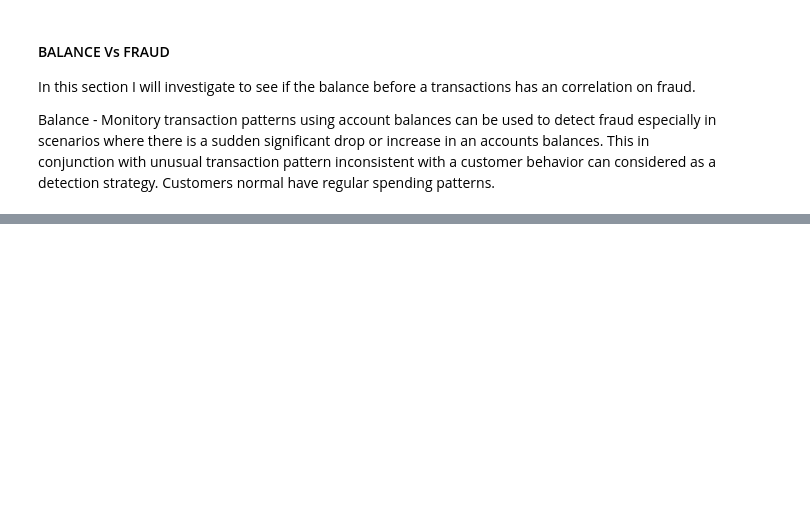
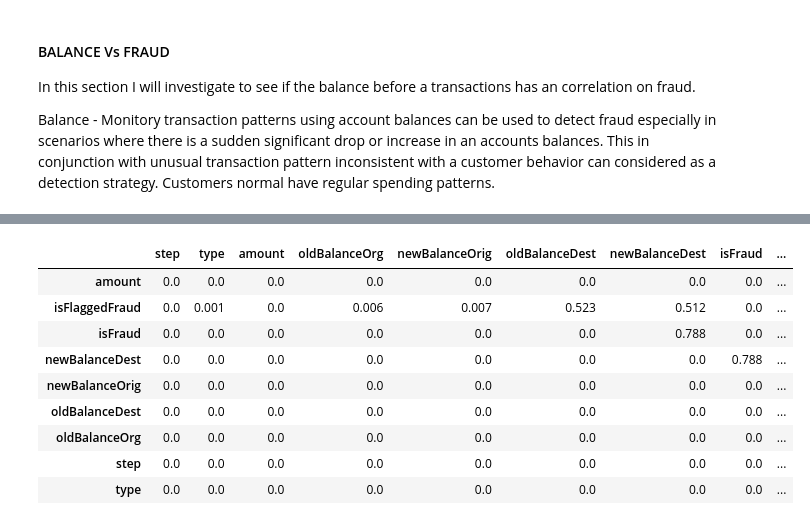
Before and after one commit to spectralcodex/momo-fincrime, a Jupyter notebook: fincrime.ipynb, the cells around one changed output, grey strips where cells are left out. Cells and saved outputs as stored; diff of their text form; code cells hidden in the pictures; blank space fills up the shorter version.

```diff
--- a/fincrime.ipynb
+++ b/fincrime.ipynb
@@ -379,0 +404,23 @@ plt.show()
+# %%
+#create function to calculate p-values for each pairwise correlation coefficient
+def r_pvalues(df):
+    cols = pd.DataFrame(columns=df.columns)
+    p = cols.transpose().join(cols, how='outer')
+    for r in df.columns:
+        for c in df.columns:
+            tmp = df[df[r].notnull() & df[c].notnull()]
+            p[r][c] = round(pearsonr(tmp[r], tmp[c])[1], 3)
+    return p
+# %%
+r_pvalues(stratified_sample)
+# %% [output]
+|  | step | type | amount | oldBalanceOrg | newBalanceOrig | oldBalanceDest | newBalanceDest | isFraud | ... |
+| amount | 0.0 | 0.0 | 0.0 | 0.0 | 0.0 | 0.0 | 0.0 | 0.0 | ... |
+| isFlaggedFraud | 0.0 | 0.001 | 0.0 | 0.006 | 0.007 | 0.523 | 0.512 | 0.0 | ... |
+| isFraud | 0.0 | 0.0 | 0.0 | 0.0 | 0.0 | 0.0 | 0.788 | 0.0 | ... |
+| newBalanceDest | 0.0 | 0.0 | 0.0 | 0.0 | 0.0 | 0.0 | 0.0 | 0.788 | ... |
+| newBalanceOrig | 0.0 | 0.0 | 0.0 | 0.0 | 0.0 | 0.0 | 0.0 | 0.0 | ... |
+| oldBalanceDest | 0.0 | 0.0 | 0.0 | 0.0 | 0.0 | 0.0 | 0.0 | 0.0 | ... |
+| oldBalanceOrg | 0.0 | 0.0 | 0.0 | 0.0 | 0.0 | 0.0 | 0.0 | 0.0 | ... |
+| step | 0.0 | 0.0 | 0.0 | 0.0 | 0.0 | 0.0 | 0.0 | 0.0 | ... |
+| type | 0.0 | 0.0 | 0.0 | 0.0 | 0.0 | 0.0 | 0.0 | 0.0 | ... |
```
Also changed, not shown: parts of 5 cells of this notebook.
